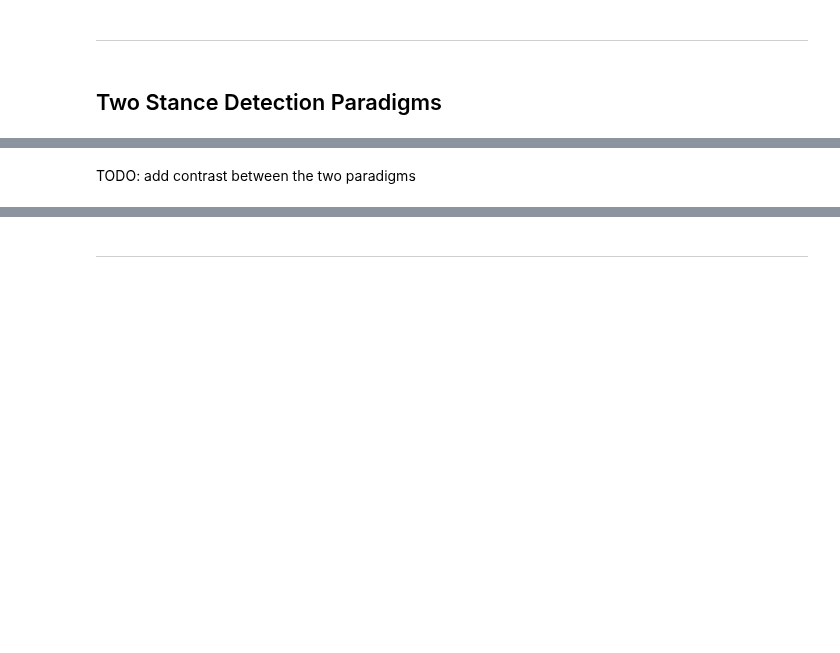
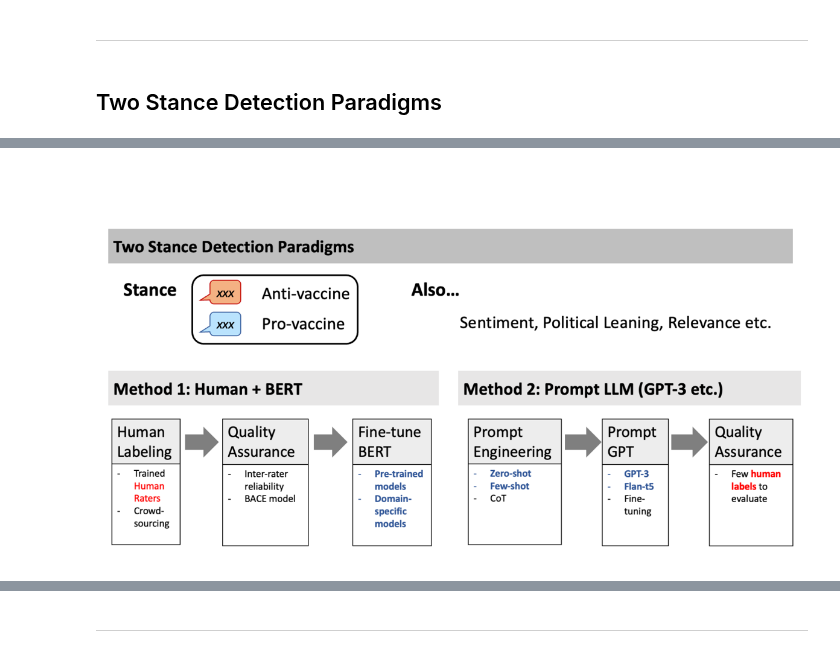
Before and after one commit to yunshiuan/prelim_stance_detection, a Jupyter notebook: bert-tuning_colab.ipynb, the cells around one changed output, grey strips where cells are left out. Saved outputs shown, nothing was run; the diff lists cells and outputs as text; code cells hidden in the pictures; blank space fills up the shorter version.

```diff
--- a/bert-tuning_colab.ipynb
+++ b/bert-tuning_colab.ipynb
@@ -95,2 +92,4 @@ TODO: should highlight specific target topic
-# %% [markdown]
-TODO: add contrast between the two paradigms
+# %%
+display_resized_image_in_notebook("stance_detection_two_paradigm.png", 0.7)
+# %% [output]
+[figure, added]
```
Also changed, not shown: parts of 25 cells of this notebook.
